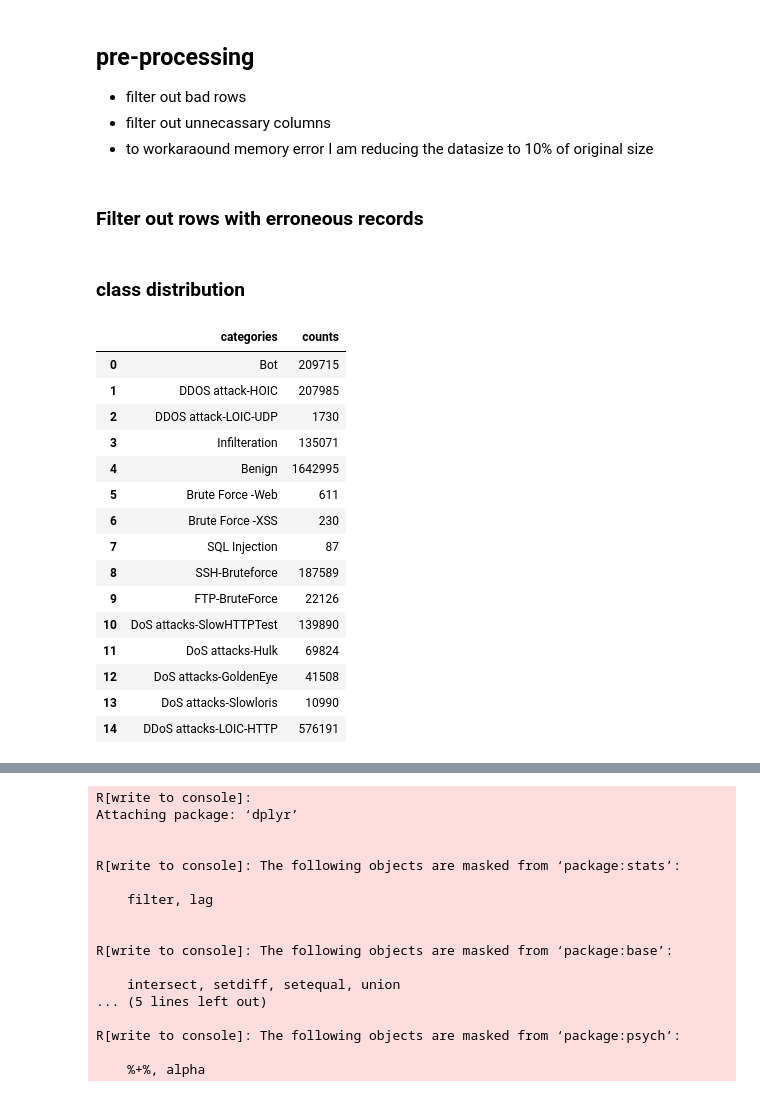
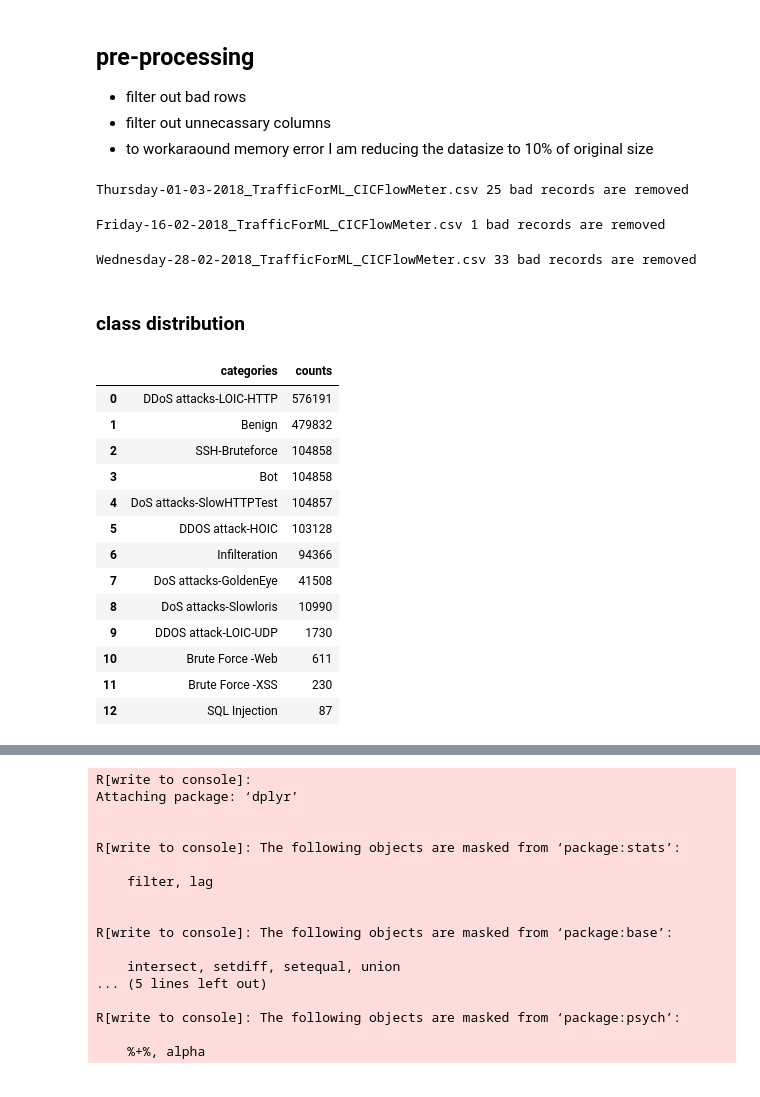
Before and after one commit to Jumabek/catboost-nids, a Jupyter notebook: Network Intrusion Detection - CIC-IDS-2018.ipynb, the cells around one changed output, grey strips where cells are left out. Cells and saved outputs as stored; diff of their text form; code cells hidden in the pictures.

```diff
--- a/Network Intrusion Detection - CIC-IDS-2018.ipynb
+++ b/Network Intrusion Detection - CIC-IDS-2018.ipynb
@@ -66,17 +43,26 @@ DTYPES = {'Dst Port':str, 'Protocol':str, 'Timestamp':str, 'Flow Duration':float
-# %% [markdown]
-### Filter out rows with erroneous records
 # %%
-# file_paths = [fn for fn in glob(join(dataroot,'*.csv'))]
+file_paths = [fn for fn in glob(join(dataroot,'*.csv'))]
 
-# for fn in tqdm(file_paths):
-#     df = pd.read_csv(fn, low_memory=False)
-#     df = df.sort_values(['Label'])
-#     N = df.shape[0]
-#     df = df.iloc[(-2*N)//10:,:] # removing first 90% of the rows which contain mostly Benign
-#     if 'Flow ID' in df.columns:
-#         df.drop(['Flow ID', 'Src IP', 'Src Port', 'Dst IP'],axis=1, inplace=True)
+for fn in tqdm(file_paths):
+    df = pd.read_csv(fn, low_memory=False)
 
-#     filtered_df = df[df['Flow Duration']!='Flow Duration']
-#     print(ntpath.basename(fn), df.shape[0]-filtered_df.shape[0], 'rows removed')
+    # 1. reduce data size by ONLY removing ABUNDENT BENIGN records
+    df = df.sort_values(['Label'])# so that benign records would be listed first
+    df = df.iloc[(df.shape[0]*9//10):,:] # removing first 9% of the rows which contain mostly Benign
 
-#     filtered_df.drop(['Timestamp'],axis=1).to_csv(fn.replace('original','preprocessed'), index=False)
+    # 2. eliminate identfying columns
+    if 'Flow ID' in df.columns:
+        df.drop(['Flow ID', 'Src IP', 'Src Port', 'Dst IP'],axis=1, inplace=True)
+
+    # 3. eliminate noisy rows/records
+    filtered_df = df[df['Flow Duration']!='Flow Duration']
+    n_bad_records = df.shape[0]-filtered_df.shape[0]
+    if n_bad_records:
+        print(ntpath.basename(fn), '{} bad records are removed'.format(n_bad_records ))
+
+    # 4. store pre-processed data
+    filtered_df.drop(['Timestamp'],axis=1).to_csv(fn.replace(dataroot,pdataroot), index=False)
+# %% [output]
+Thursday-01-03-2018_TrafficForML_CICFlowMeter.csv 25 bad records are removed
+Friday-16-02-2018_TrafficForML_CICFlowMeter.csv 1 bad records are removed
+Wednesday-28-02-2018_TrafficForML_CICFlowMeter.csv 33 bad records are removed
@@ -83,30 +92,22 @@ DTYPES = {'Dst Port':str, 'Protocol':str, 'Timestamp':str, 'Flow Duration':float
 # %% [markdown]
 ### class distribution
 # %%
-label_dist = defaultdict(lambda: 0)
-
-for fn in tqdm(glob(join(pdataroot,'*.csv'))):
-    for lbl, cnt in pd.read_csv(fn, usecols=['Label'], dtype=DTYPES).Label.value_counts().items():
-        label_dist[lbl]+=cnt
-
-df = pd.DataFrame({'categories':label_dist.keys(),'counts':label_dist.values()})
+res = pd.concat([pd.read_csv(fn, usecols=['Label'], dtype=DTYPES) for fn in tqdm(glob(join(pdataroot,'*.csv')))])['Label'].value_counts()
+df = pd.DataFrame({'categories':res.index,'counts':res.values})
 outfile = 'class_distribution.png'
+df
+# %% [output]
+|  | categories | counts |
+| 0 | DDoS attacks-LOIC-HTTP | 576191 |
+| 1 | Benign | 479832 |
+| 2 | SSH-Bruteforce | 104858 |
+| 3 | Bot | 104858 |
+| 4 | DoS attacks-SlowHTTPTest | 104857 |
+| 5 | DDOS attack-HOIC | 103128 |
+| 6 | Infilteration | 94366 |
+| 7 | DoS attacks-GoldenEye | 41508 |
+| 8 | DoS attacks-Slowloris | 10990 |
+| 9 | DDOS attack-LOIC-UDP | 1730 |
+| 10 | Brute Force -Web | 611 |
+| 11 | Brute Force -XSS | 230 |
+| 12 | SQL Injection | 87 |
-# %%
-df
-# %% [output]
-|  | categories | counts |
-| 0 | Bot | 209715 |
-| 1 | DDOS attack-HOIC | 207985 |
-| 2 | DDOS attack-LOIC-UDP | 1730 |
-| 3 | Infilteration | 135071 |
-| 4 | Benign | 1642995 |
-| 5 | Brute Force -Web | 611 |
-| 6 | Brute Force -XSS | 230 |
-| 7 | SQL Injection | 87 |
-| 8 | SSH-Bruteforce | 187589 |
-| 9 | FTP-BruteForce | 22126 |
-| 10 | DoS attacks-SlowHTTPTest | 139890 |
-| 11 | DoS attacks-Hulk | 69824 |
-| 12 | DoS attacks-GoldenEye | 41508 |
-| 13 | DoS attacks-Slowloris | 10990 |
-| 14 | DDoS attacks-LOIC-HTTP | 576191 |
```
Also changed, not shown: parts of 26 cells of this notebook, 7 other files.
